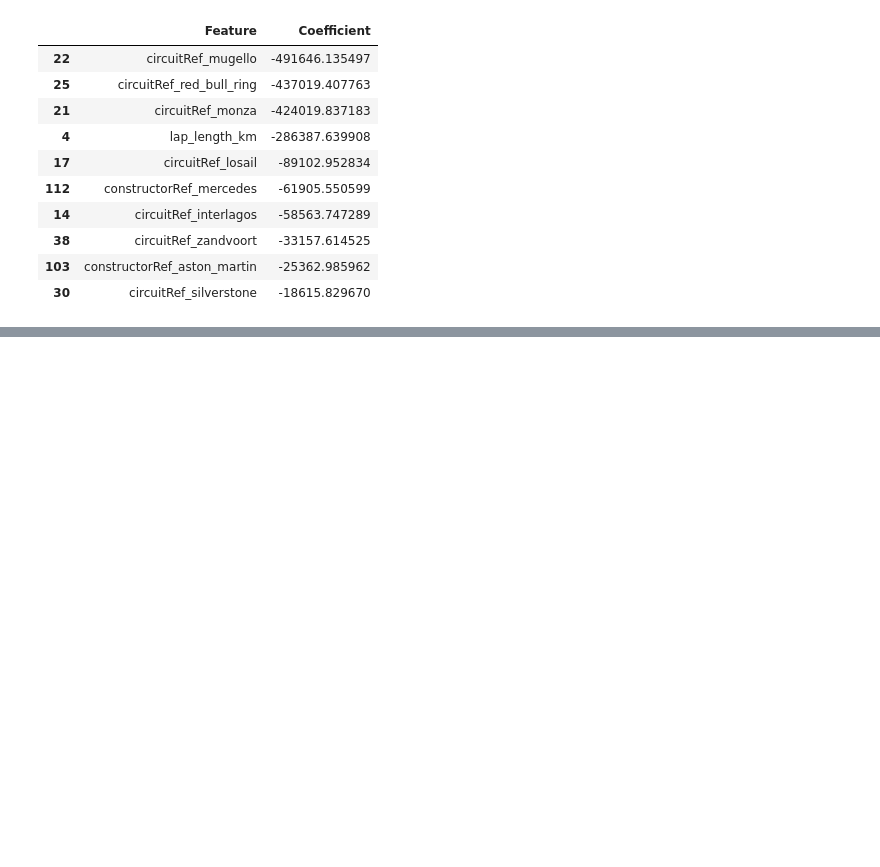
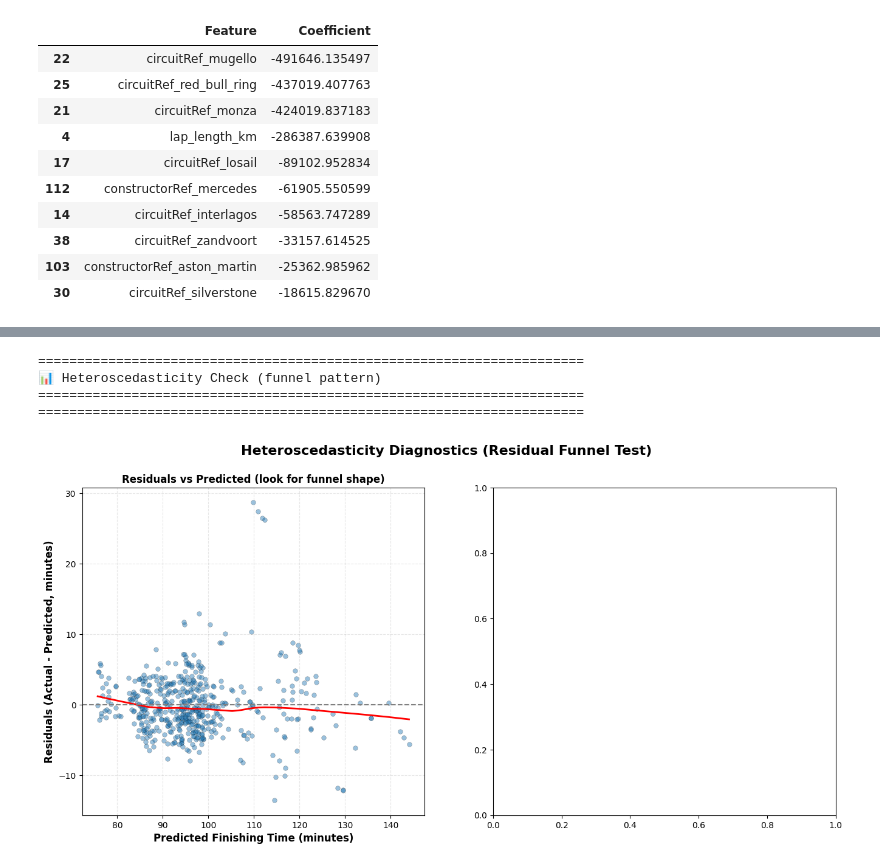
Before and after one commit to Rakshit1899/F1-Finishing-Time-Regression-Project, a Jupyter notebook: notebooks/01_eda.ipynb, the cells around one changed output, grey strips where cells are left out. Cells and saved outputs as stored; diff of their text form; code cells hidden in the pictures; blank space fills up the shorter version.

```diff
--- a/notebooks/01_eda.ipynb
+++ b/notebooks/01_eda.ipynb
@@ -503,0 +2891,46 @@ RMSE:            35,859.60
+# %%
+# ===========================================================
+# Heteroscedasticity Check (Residual Funnel Test)
+# ===========================================================
+import matplotlib.pyplot as plt
+import numpy as np
+import seaborn as sns
+from statsmodels.stats.diagnostic import het_breuschpagan, het_white
+
+print("="*70)
+print("📊 Heteroscedasticity Check (funnel pattern)")
+print("="*70)
+
+# Ensure model predictions/residuals are available
+if 'y_pred_sm_original' in locals() and 'y_test_sm_array' in locals():
+    fitted = y_pred_sm_original
+    actual = y_test_sm_array
+    residuals = actual - fitted
+
+    # Convert to minutes for readability
+    fitted_min = fitted / 1000 / 60
+    residuals_min = residuals / 1000 / 60
+    abs_residuals_min = np.abs(residuals_min)
+
+    # Plot residuals vs fitted (funnel detection)
+    fig, axes = plt.subplots(1, 2, figsize=(16, 7))
+    fig.suptitle('Heteroscedasticity Diagnostics (Residual Funnel Test)', fontsize=16, fontweight='bold')
+
+    # Scatter with lowess trend
+    sns.regplot(x=fitted_min, y=residuals_min, lowess=True,
+                scatter_kws={'alpha':0.45, 's':30, 'edgecolor':'black', 'linewidths':0.3},
+                line_kws={'color':'red', 'lw':2}, ax=axes[0])
+    axes[0].axhline(0, color='gray', linestyle='--', lw=1.5)
+    axes[0].set_xlabel('Predicted Finishing Time (minutes)', fontsize=12, fontweight='bold')
+    axes[0].set_ylabel('Residuals (Actual - Predicted, minutes)', fontsize=12, fontweight='bold')
+    axes[0].set_title('Residuals vs Predicted (look for funnel shape)', fontsize=12, fontweight='bold')
+    axes[0].grid(alpha=0.3, linestyle='--')
+
+
+print("="*70)
+# %% [output]
+======================================================================
+📊 Heteroscedasticity Check (funnel pattern)
+======================================================================
+======================================================================
+[figure, added]
```
Also changed, not shown: parts of 49 cells of this notebook, 2 other files.
